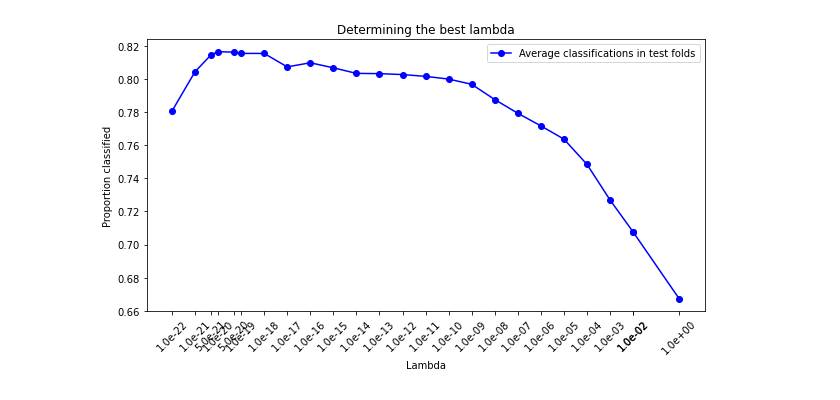
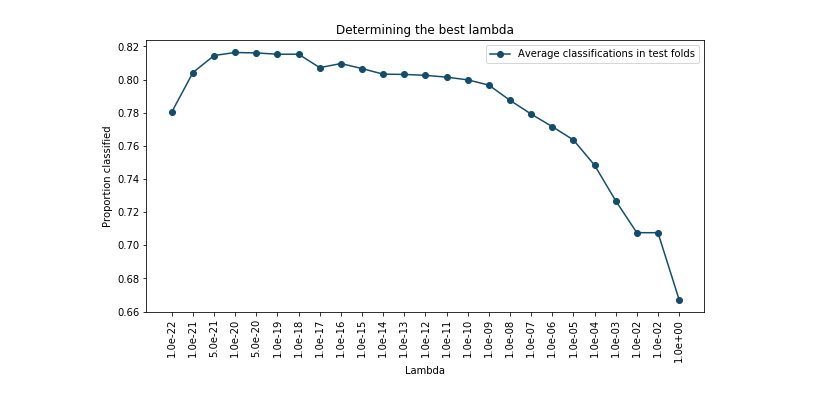
Before and after one commit to KamranSattary/ML-CS-433-Project-1, a Jupyter notebook: src/select_best_lamba.ipynb, the cells around one changed output. Saved outputs shown, nothing was run; the diff lists cells and outputs as text; code cells hidden in the pictures.

Commit message:
updated plot
updated plot

```diff
--- a/src/select_best_lamba.ipynb
+++ b/src/select_best_lamba.ipynb
@@ -5,6 +5,8 @@
 from run import set_lambda, DATA_TRAIN_PATH, ret_classif_percentage, get_normalization_methods, \
     normalize_data, train
 from proj1_helpers import load_csv_data
+import numpy as np
+PLOT_PATH = '../plots/'
 
 # Do not waste time to save the result
 lambdas = (1e-22, 1e-21, 5e-21, 1e-20, 5e-20, 1e-19, 1e-18, 1e-17, 1e-16, 1e-15,
@@ -12,8 +14,6 @@ lambdas = (1e-22, 1e-21, 5e-21, 1e-20, 5e-20, 1e-19, 1e-18, 1e-17, 1e-16, 1e-15,
 
 trs = []
 tes= []
-
-
 
 y, tX, ids = load_csv_data(DATA_TRAIN_PATH)
 norm_method = get_normalization_methods(tX)
@@ -65,20 +65,19 @@ Training set good classification 0.66844; test good classification 0.66724
  0.66844]
 # %%
 from matplotlib import pyplot as plt
-import numpy as np
 fig,ax = plt.subplots(figsize=(10,5))
 
-lns1 = ax.plot(np.log10(lambdas), tes, color='blue', label='Average classifications in test folds', marker='o')
+lns1 = ax.plot(np.arange(1,len(lambdas)+1), tes, color='#134d6a', label='Average classifications in test folds', marker='o')
 
 ax.set_xlabel('Lambda')
 ax.set_ylabel('Proportion classified')
-ax.set_xticks(np.log10(lambdas))
-ax.set_xticklabels(labels=['%.1e' % x for x in lambdas], rotation=45)
+ax.set_xticks(np.arange(1,len(lambdas)+1))
+ax.set_xticklabels(labels=['%.1e' % x for x in lambdas], rotation=90)
 ax.legend(loc='upper right')
 
-fig.savefig('data/plots/'+"Determining the best lambda.pdf", bbox_inches='tight')
+fig.savefig(PLOT_PATH+"Determining the best lambda.pdf", bbox_inches='tight')
 
 plt.title('Determining the best lambda')
 plt.show()
 # %% [output]
-[figure, old version]
+[figure, new version]
```
Also changed, not shown: parts of 1 cell of this notebook, 1 other file.
